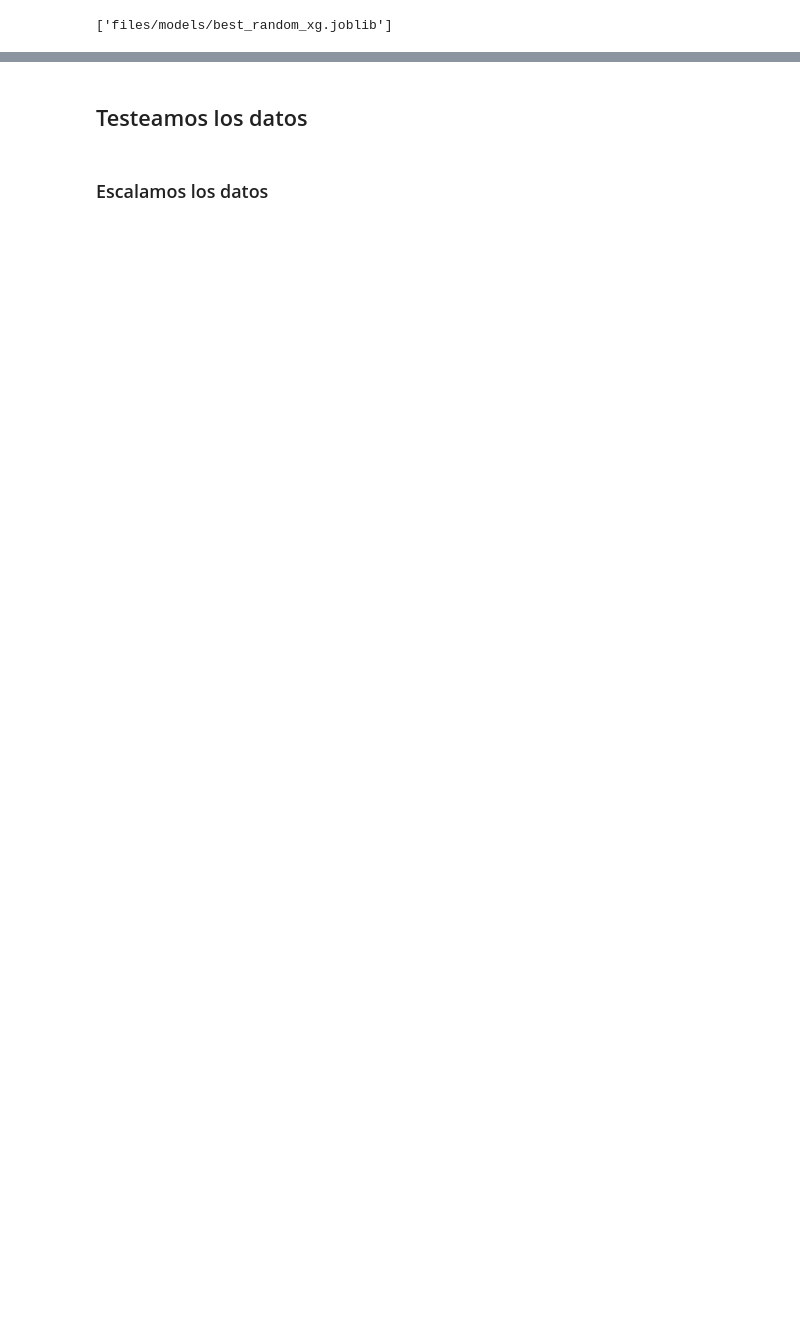
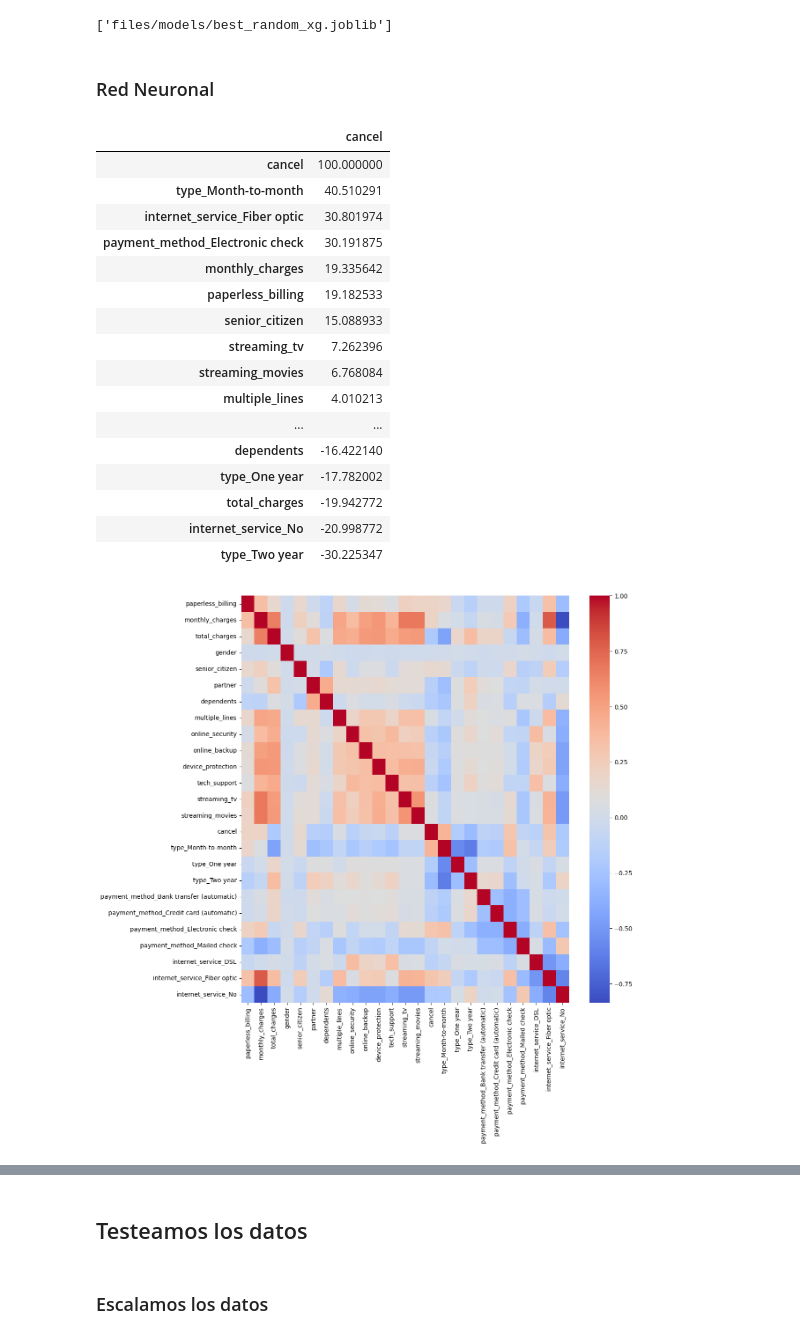
Before and after one commit to santicar1809/interconect, a Jupyter notebook: execution/code_v3.ipynb, the cells around one changed output, grey strips where cells are left out. Saved outputs shown, nothing was run; the diff lists cells and outputs as text; code cells hidden in the pictures; blank space fills up the shorter version.

```diff
--- a/execution/code_v3.ipynb
+++ b/execution/code_v3.ipynb
@@ -1347,3 +1334,32 @@ Best_Model:  XGBClassifier(base_score=None, booster=None, callbacks=None,
 joblib.dump(results_xg,'files/models/best_random_xg.joblib')
 # %% [output]
 ['files/models/best_random_xg.joblib']
+# %% [markdown]
+### Red Neuronal
+# %%
+corr = data_model.corr()
+plt.figure(figsize=(12,12))
+sns.heatmap(corr, annot=False, cmap='coolwarm')
+corr_results = (corr['cancel']*100).sort_values(ascending=False)
+results = pd.DataFrame(corr_results)
+selected_columns = corr_results[abs(corr_results)>19].index #Modify ad criteria
+results
+# %% [output]
+|  | cancel |
+| cancel | 100.000000 |
+| type_Month-to-month | 40.510291 |
+| internet_service_Fiber optic | 30.801974 |
+| payment_method_Electronic check | 30.191875 |
+| monthly_charges | 19.335642 |
+| paperless_billing | 19.182533 |
+| senior_citizen | 15.088933 |
+| streaming_tv | 7.262396 |
+| streaming_movies | 6.768084 |
+| multiple_lines | 4.010213 |
+| ... | ... |
+| dependents | -16.422140 |
+| type_One year | -17.782002 |
+| total_charges | -19.942772 |
+| internet_service_No | -20.998772 |
+| type_Two year | -30.225347 |
+[figure, added]
```
Also changed, not shown: parts of 44 cells of this notebook, 10 other files.
